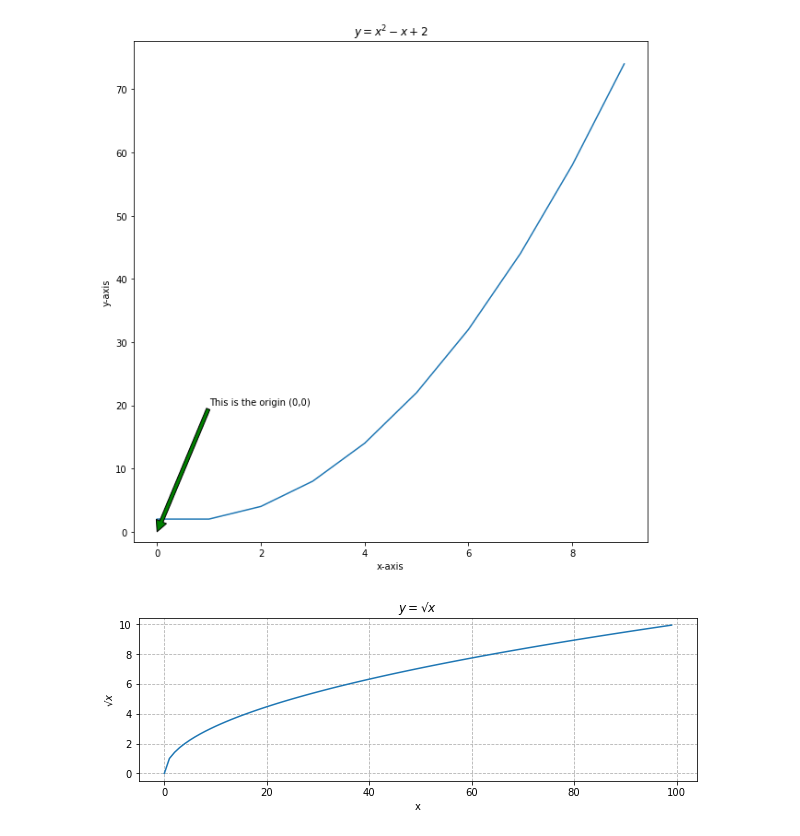
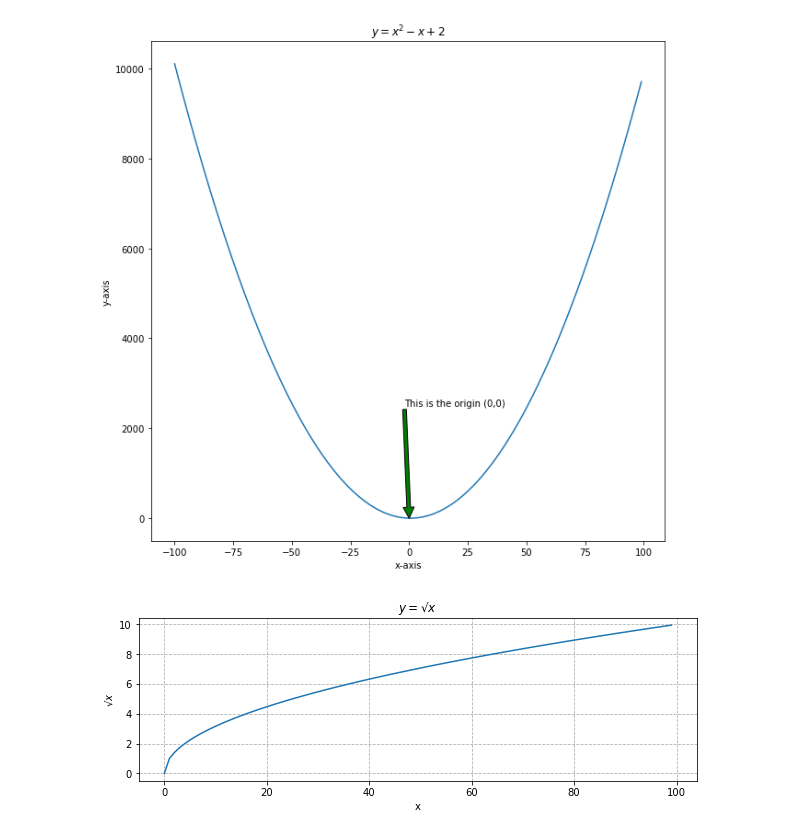
Before and after one commit to mariamnaqvi/numpy-pandas-visualization-exercises, a Jupyter notebook: matplotlib_exercises.ipynb, the cells around one changed output. Cells and saved outputs as stored; diff of their text form; code cells hidden in the pictures.

Commit message:
update ex 1 plot

```diff
--- a/matplotlib_exercises.ipynb
+++ b/matplotlib_exercises.ipynb
@@ -4,26 +5,27 @@ import numpy as np
 # %%
 # 1. Use matplotlib to plot the following equation:
 # y = x^2 - x + 2
 # You'll need to write the code that generates the x and y points.
 # Add an anotation for the point 0, 0, the origin.
 
-x = range(0, 10)
+x = range(-100, 100)
 y = [(n ** 2 - n + 2) for n in x]
 fig = plt.figure(figsize = (10, 10))
 
 #Add title
 plt.title('$y = x^2 - x +2$')
-#Add labels
+
+#Add axis labels
 plt.xlabel('x-axis')
 plt.ylabel('y-axis')
 
 plt.plot(x, y)
 
-plt.annotate('This is the origin (0,0)', xy = (0, 0), xytext = (1, 20),
+plt.annotate('This is the origin (0,0)', xy = (0, 0), xytext = (-2, 2500),
              arrowprops = {'facecolor': 'green'})
 plt.show()
 # %% [output]
-[figure, old version]
+[figure, new version]
 # %%
 #Create and label 4 separate charts for the following equations
 #(choose a range for x that makes sense):
```
Also changed, not shown: parts of 4 cells of this notebook.
